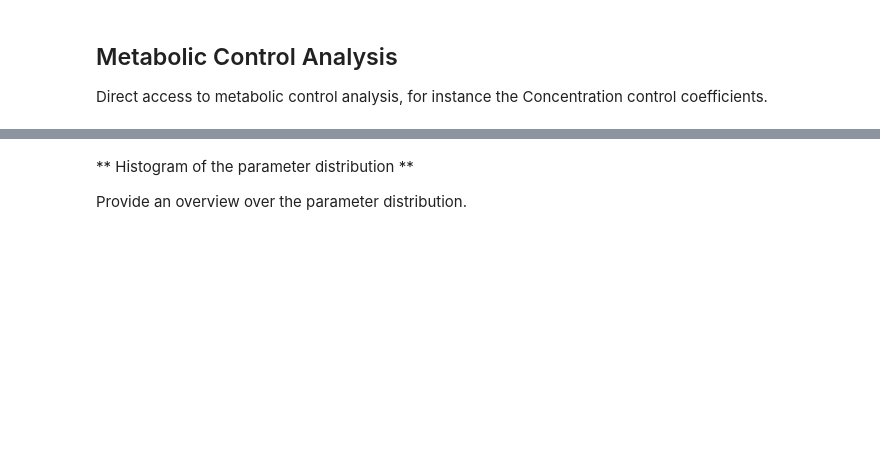
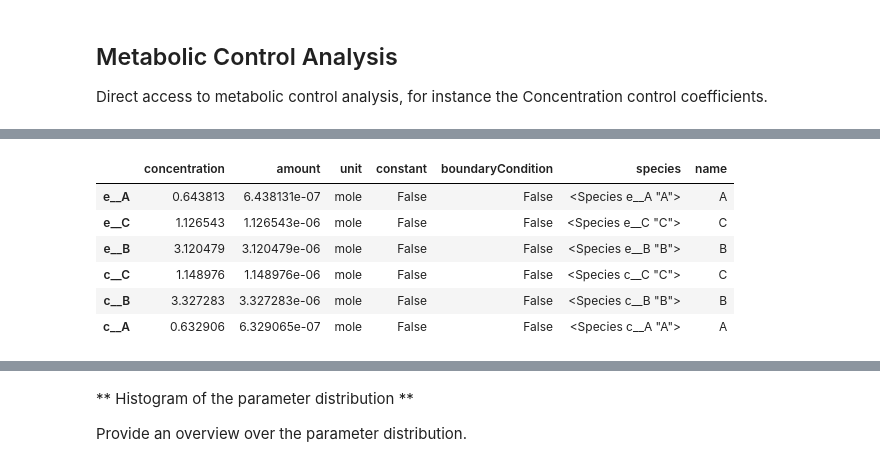
Before and after one commit to jingyayeah/multiscale-galactose, a Jupyter notebook: python/multiscalepy/multiscale/examples/notebook/demo_basic.ipynb, the cells around one changed output, grey strips where cells are left out. Cells and saved outputs as stored; diff of their text form; code cells hidden in the pictures; blank space fills up the shorter version.

```diff
--- a/python/multiscalepy/multiscale/examples/notebook/demo_basic.ipynb
+++ b/python/multiscalepy/multiscale/examples/notebook/demo_basic.ipynb
@@ -322,0 +437,12 @@ gp.ix['Vmax_bB']
+# %%
+# species DataFrame
+f_species = r.df_species()
+display(f_species)
+# %% [output]
+|  | concentration | amount | unit | constant | boundaryCondition | species | name |
+| e__A | 0.643813 | 6.438131e-07 | mole | False | False | <Species e__A "A"> | A |
+| e__C | 1.126543 | 1.126543e-06 | mole | False | False | <Species e__C "C"> | C |
+| e__B | 3.120479 | 3.120479e-06 | mole | False | False | <Species e__B "B"> | B |
+| c__C | 1.148976 | 1.148976e-06 | mole | False | False | <Species c__C "C"> | C |
+| c__B | 3.327283 | 3.327283e-06 | mole | False | False | <Species c__B "B"> | B |
+| c__A | 0.632906 | 6.329065e-07 | mole | False | False | <Species c__A "A"> | A |
```
Also changed, not shown: parts of 44 cells of this notebook, 3 other files.
